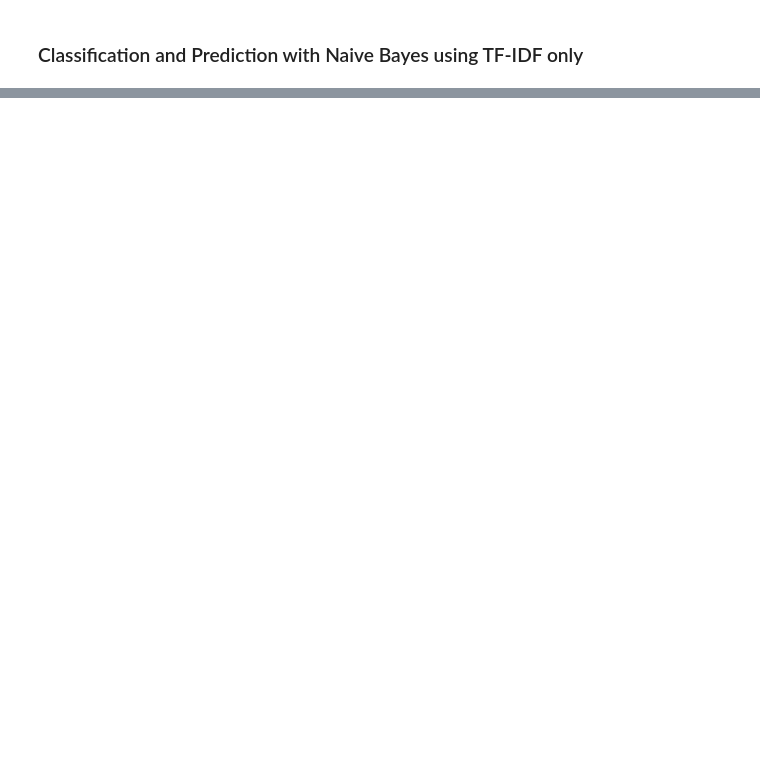
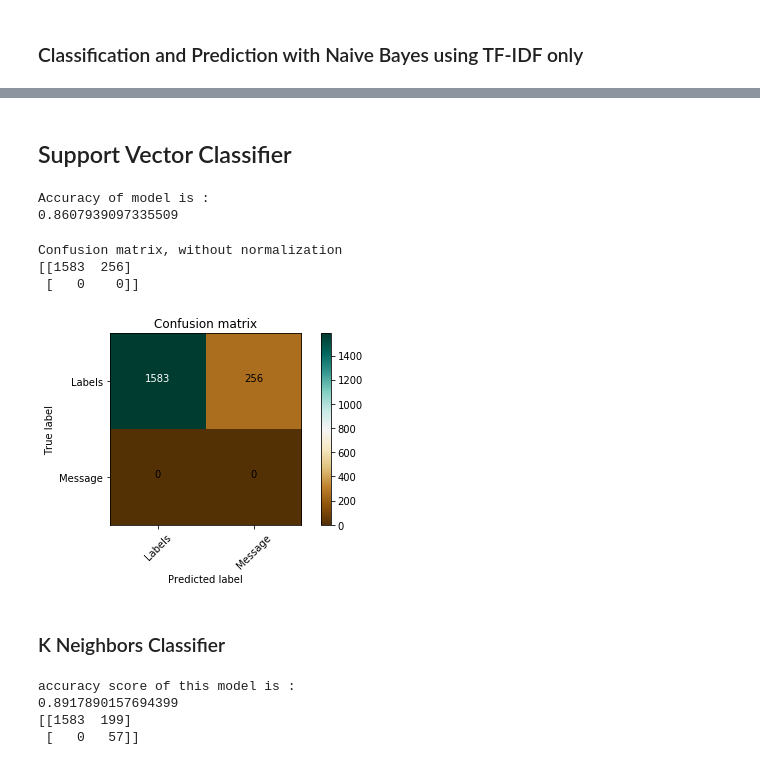
Before and after one commit to aadityachapagain/EDA_LFT, a Jupyter notebook: Spam_or_ham.ipynb, the cells around one changed output, grey strips where cells are left out. Cells and saved outputs as stored; diff of their text form; code cells hidden in the pictures; blank space fills up the shorter version.

```diff
--- a/Spam_or_ham.ipynb
+++ b/Spam_or_ham.ipynb
@@ -160,5 +176,5 @@ plot_confusion_matrix(confusion_matrix(Y_predict,Y_test), classes=['Labels','Mes
 text_proc = text_proc.apply(text_process)
 # %%
 %%time
-vectorizer_tdf = TfidfVectorizer("english")
-features = vectorizer_tdf.fit_transform(text_proc)
+vectorizer_IDF = TfidfVectorizer("english")
+features_IDF = vectorizer_IDF.fit_transform(text_proc)
@@ -165,6 +183,8 @@ features = vectorizer_tdf.fit_transform(text_proc)
+# %%
+X_train, X_test, Y_train, Y_test = train_test_split(features_IDF, data['v1'], test_size=0.33, random_state=111)
 # %%
-NB = MultinomialNB()
-MNB.fit(X_train,Y_train)
-Y_predict = MNB.predict(X_test)
+MNB_IDF = MultinomialNB()
+MNB_IDF.fit(X_train,Y_train)
+Y_predict_IDF = MNB_IDF.predict(X_test)
 print('Accuracy of model is :')
 print(accuracy_score(Y_predict,Y_test))
@@ -172,0 +201,2 @@ plot_confusion_matrix(confusion_matrix(Y_predict,Y_test), classes=['Labels','Mes
+# %% [markdown]
+## Support Vector Classifier
@@ -172,0 +205,16 @@ plot_confusion_matrix(confusion_matrix(Y_predict,Y_test), classes=['Labels','Mes
+# %%
+msg_svc = SVC(C=.6)
+msg_svc.fit(X_train,Y_train)
+Y_predict = msg_svc.predict(X_test)
+print('Accuracy of model is :')
+print(accuracy_score(Y_predict,Y_test))
+# %% [output]
+Accuracy of model is :
+0.8607939097335509
+# %%
+plot_confusion_matrix(confusion_matrix(Y_predict,Y_test), classes=['Labels','Message'], normalize=False, title='Confusion matrix', cmap=plt.cm.BrBG)
+# %% [output]
+Confusion matrix, without normalization
+[[1583  256]
+ [   0    0]]
+[figure, added]
@@ -172,0 +224,2 @@ plot_confusion_matrix(confusion_matrix(Y_predict,Y_test), classes=['Labels','Mes
+# %% [markdown]
+### K Neighbors Classifier
@@ -172,0 +228,12 @@ plot_confusion_matrix(confusion_matrix(Y_predict,Y_test), classes=['Labels','Mes
+# %%
+msg_KNN = KNeighborsClassifier()
+msg_KNN.fit(X_train,Y_train)
+Y_predict = msg_KNN.predict(X_test)
+print('accuracy score of this model is :')
+print(accuracy_score(Y_predict,Y_test))
+print(confusion_matrix(Y_predict,Y_test))
+# %% [output]
+accuracy score of this model is :
+0.8917890157694399
+[[1583  199]
+ [   0   57]]
```
Also changed, not shown: parts of 26 cells of this notebook.
